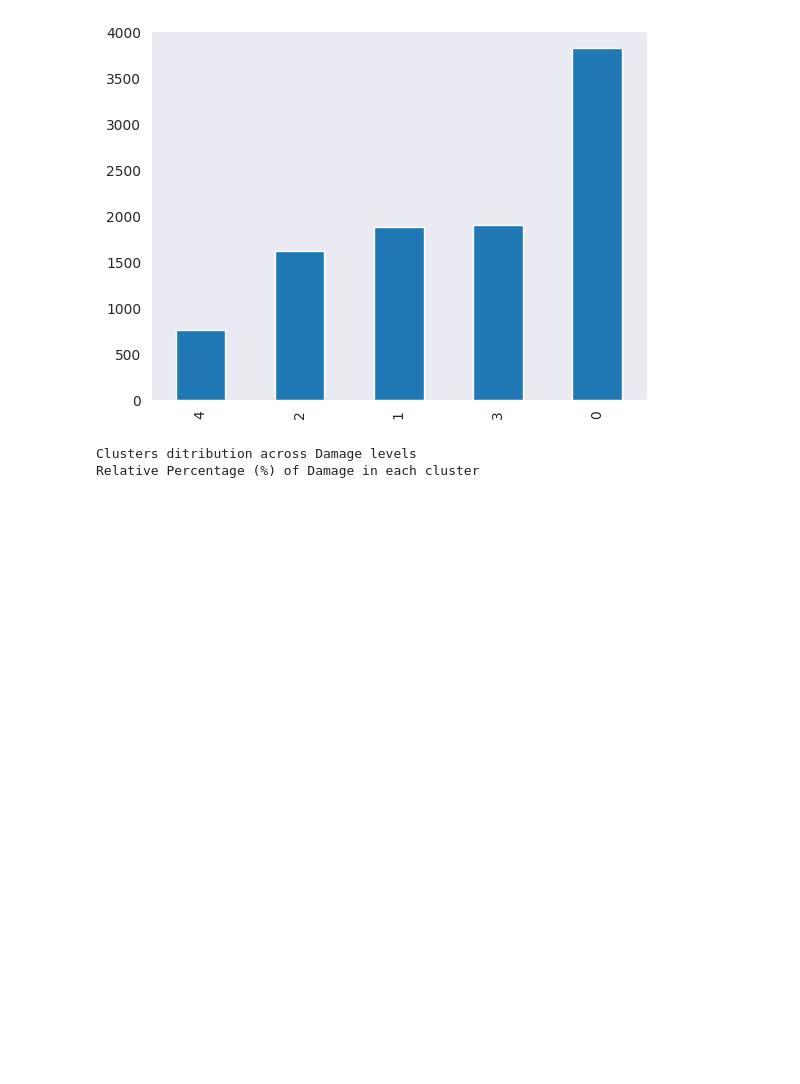
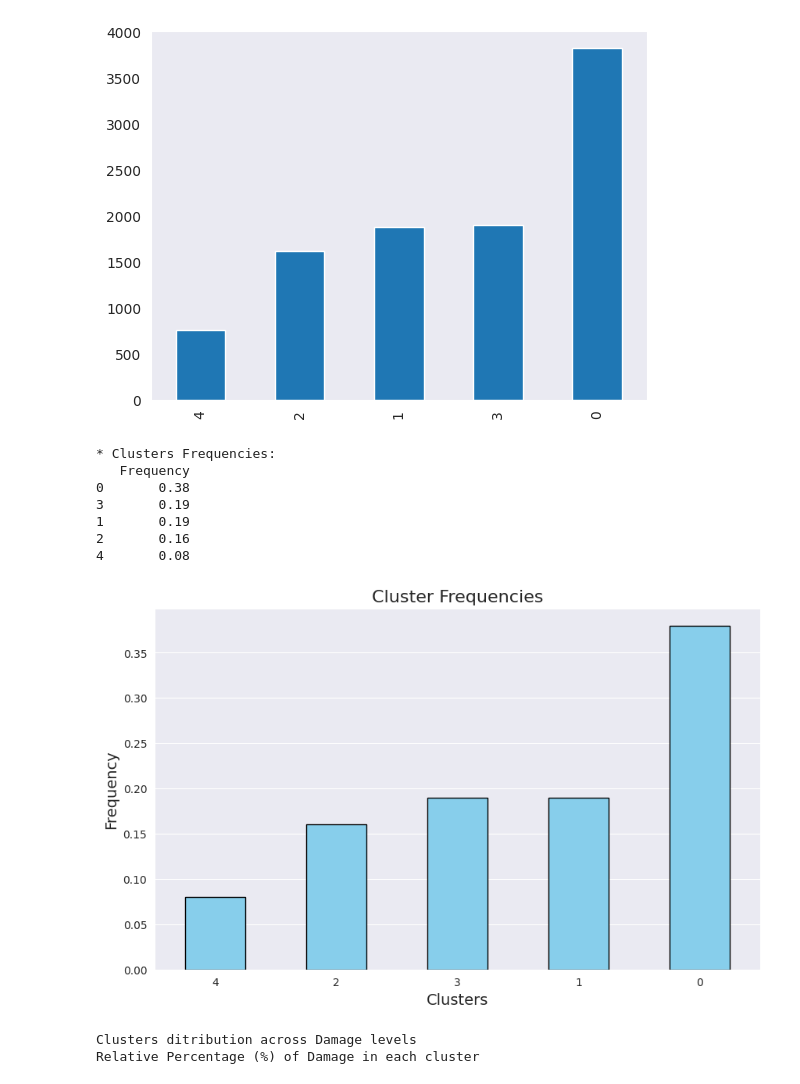
Before and after one commit to Cyril-CRGB/GazetteAnaliticsTools, a Jupyter notebook: jupyter_notebooks/7Cluster_v2.ipynb, the cells around one changed output. Saved outputs shown, nothing was run; the diff lists cells and outputs as text; code cells hidden in the pictures; blank space fills up the shorter version.

Commit message:
Adding: 2nd columns to page 'Cluster'

```diff
--- a/jupyter_notebooks/7Cluster_v2.ipynb
+++ b/jupyter_notebooks/7Cluster_v2.ipynb
@@ -937,6 +944,36 @@ plt.show()
 2      0.16
 4      0.08
 [figure]
+# %%
+# Calculate cluster frequencies
+cluster_counts = X['Clusters'].value_counts(normalize=True).round(2)
+cluster_counts_df = cluster_counts.to_frame(name='Frequency')
+
+# Print
+print("* Clusters Frequencies:")
+print(cluster_counts_df, "\n")
+
+# Plot cluster frequencies as a bar chart
+plt.figure(figsize=(10, 6))
+cluster_counts.sort_values().plot(kind='bar', color='skyblue', edgecolor='black')
+
+# Add titles and labesl to the plot
+plt.title('Cluster Frequencies', fontsize=16)
+plt.xlabel('Clusters', fontsize=14)
+plt.ylabel('Frequency', fontsize=14)
+plt.xticks(rotation=0) # Rotate x-tick labels for better readability
+plt.grid(axis='y') # Add gridlines
+plt.savefig(f"outputs/pictures/v2/cluster_frequencies_v2.png", bbox_inches='tight', dpi=150)
+plt.show()
+# %% [output]
+* Clusters Frequencies:
+   Frequency
+0       0.38
+3       0.19
+1       0.19
+2       0.16
+4       0.08
+[figure, added]
 # %%
 #clusters distribution across Damage levels & relative percentage of damage in each cluster
 df_cluster_vs_damage = df_damage.copy()
```
Also changed, not shown: parts of 3 cells of this notebook, 8 other files.
